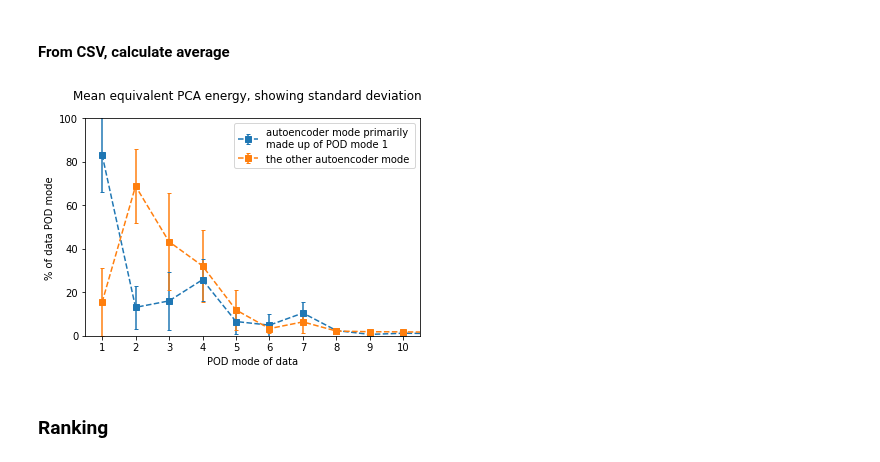
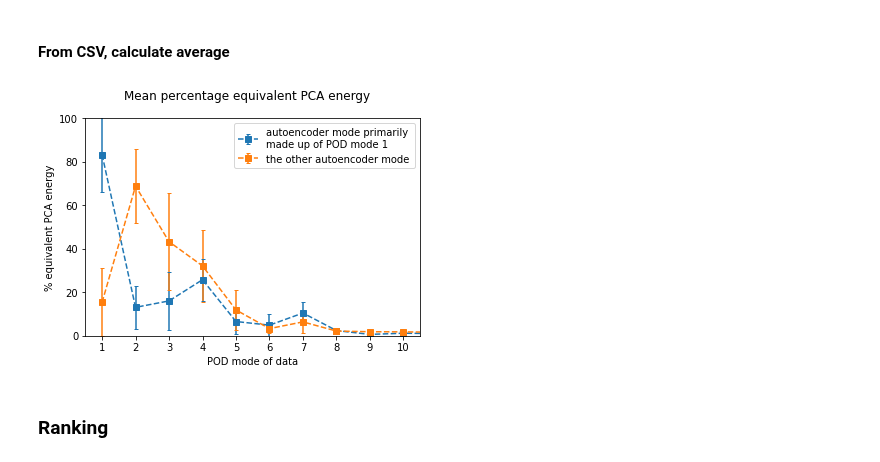
Before and after one commit to MagriLab/MD-CNN-AE, a Jupyter notebook: notebook_visualise/visualise_experiment.ipynb, the cells around one changed output. Drawn from its saved outputs; the diff is of its cells as text; code cells hidden in the pictures.

```diff
--- a/notebook_visualise/visualise_experiment.ipynb
+++ b/notebook_visualise/visualise_experiment.ipynb
@@ -417,33 +425,33 @@ folder_list = ! ls -v $parent_folder
 #### From CSV, calculate average
 # %%
 ## load reprojected results from csv
-csv1 = pjoin(parent_folder,'grouping_modes_1.csv')
-csv2 = pjoin(parent_folder,'grouping_modes_2.csv')
+csv1 = Path(parent_folder,'grouping_modes_1.csv')
+csv2 = Path(parent_folder,'grouping_modes_2.csv')
 
 lam_modes_total1 = np.loadtxt(csv1, delimiter=',')
 lam_modes_total2 = np.loadtxt(csv2, delimiter=',')
 # %%
 l1_mean = np.mean(lam_modes_total1,axis=0)
 l1_std = np.std(lam_modes_total1,axis=0)
 l2_mean = np.mean(lam_modes_total2,axis=0)
 l2_std = np.std(lam_modes_total2,axis=0)
 
 
 fig, ax = plt.subplots(1,sharex=True,sharey=True)
-fig.suptitle('Mean equivalent PCA energy, showing standard deviation')
+fig.suptitle('Mean percentage equivalent PCA energy')
 ax.errorbar(np.arange(1,len(l1_mean+1)+1),l1_mean*100, yerr=l1_std*100, fmt='s', capsize=2, linestyle='--', label='autoencoder mode primarily \nmade up of POD mode 1')
 ax.set_xticks(np.arange(1,len(l1_mean+1)+1))
 ax.set_xlim([0.5,10.5])
 ax.set_ylim([0,100])
 ax.errorbar(np.arange(1,len(l1_mean+1)+1),l2_mean*100, yerr=l2_std*100, fmt='s', capsize=2, linestyle='--', label='the other autoencoder mode')
-ax.set_ylabel("% of data POD mode")
+ax.set_ylabel("% equivalent PCA energy")
 ax.set_xlabel('POD mode of data')
 plt.legend()
 plt.show()
 
 # plt.show()
 # %% [output]
-[figure, old version]
+[figure, new version]
 # %% [markdown]
 ### Ranking
 # %%
```
Also changed, not shown: parts of 9 cells of this notebook, 2 other files.
